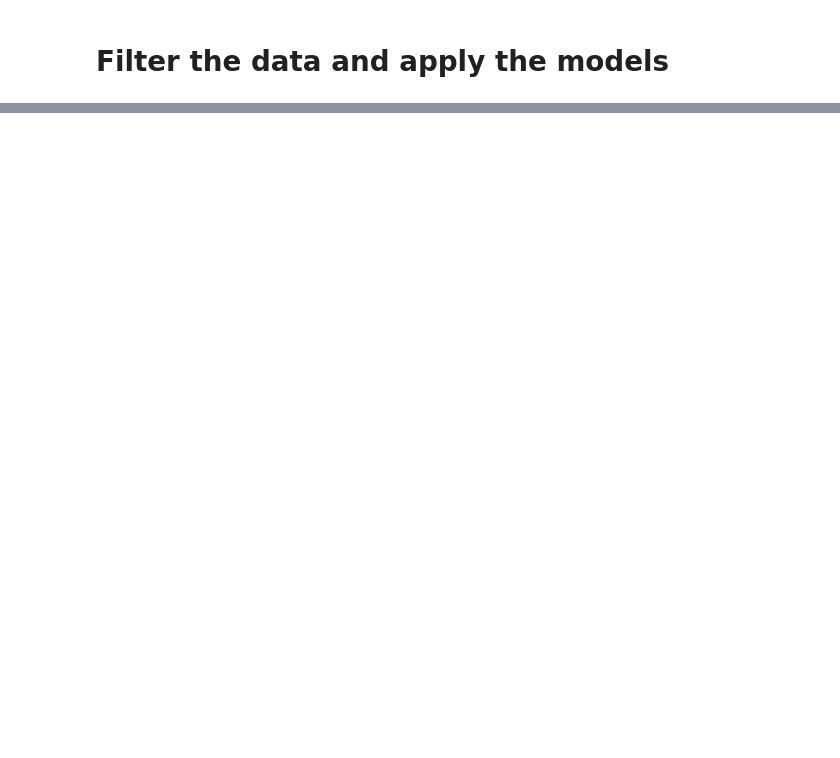
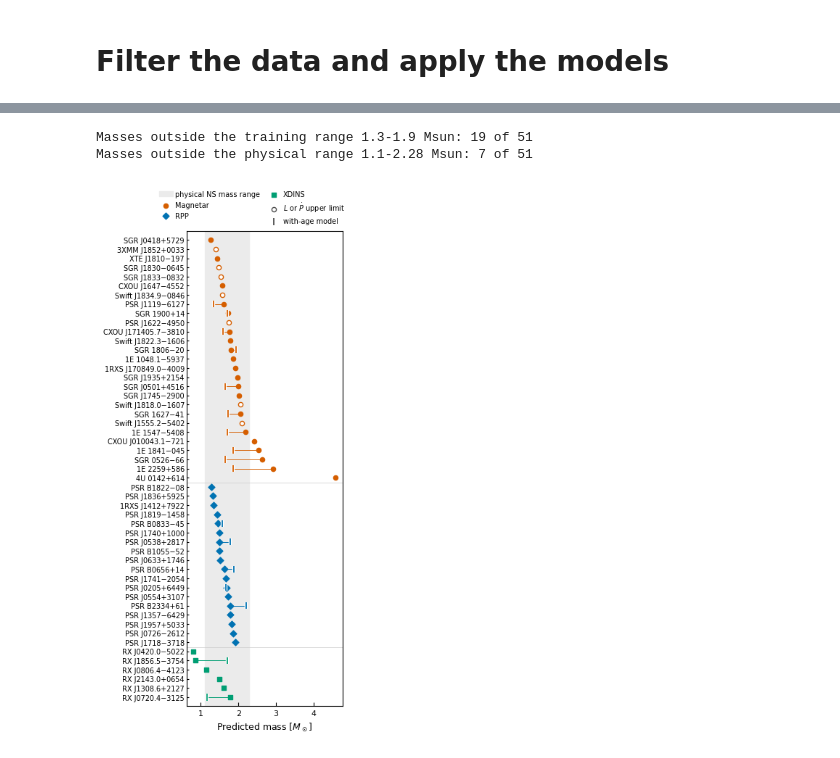
Before and after one commit to ice-csic-astroexotic/neural-ns-predictor, a Jupyter notebook: scripts/6_catalog_application.ipynb, the cells around one changed output, grey strips where cells are left out. Saved outputs shown, nothing was run; the diff lists cells and outputs as text; code cells hidden in the pictures; blank space fills up the shorter version.

```diff
--- a/scripts/6_catalog_application.ipynb
+++ b/scripts/6_catalog_application.ipynb
@@ -130,0 +364,45 @@ plt.show()
+# %%
+M_PHYS_LO = 1.1    # minimum NS mass from core collapse (Suwa et al. 2018)
+M_PHYS_HI = 2.28   # maximum mass for BSk24 (Pearson et al. 2018)
+
+order = ["Magnetar", "RPP", "XDINS"]
+p = fr[fr["M_pred_wout"].notna()].copy()
+p["cls_i"] = p["class"].map({c: i for i, c in enumerate(order)})
+p = p.sort_values(["cls_i", "M_pred_wout"]).reset_index(drop=True)
+ood = p[(p["M_pred_wout"] < M_LO) | (p["M_pred_wout"] > M_HI)]
+print(f"Masses outside the training range {M_LO}-{M_HI} Msun: {len(ood)} of {len(p)}")
+unphys = p[(p["M_pred_wout"] < M_PHYS_LO) | (p["M_pred_wout"] > M_PHYS_HI)]
+print(f"Masses outside the physical range {M_PHYS_LO}-{M_PHYS_HI} Msun: {len(unphys)} of {len(p)}")
+
+fig, ax = plt.subplots(figsize=(COL_W, 7.6), layout="constrained")
+ax.axvspan(M_PHYS_LO, M_PHYS_HI, color="0.92", zorder=0, label="physical NS mass range")
+y = np.arange(len(p))[::-1]
+for i, s in p.iterrows():
+    c, m = STY[s["class"]]
+    ax.scatter(s["M_pred_wout"], y[i], marker=m, s=20, zorder=3,
+               facecolor="white" if s["is_ul"] else c, edgecolor=c, lw=1.0)
+    if np.isfinite(s["M_pred_with"]):
+        ax.plot([s["M_pred_wout"], s["M_pred_with"]], [y[i]] * 2, color=c, lw=0.7, zorder=2)
+        ax.scatter(s["M_pred_with"], y[i], marker="|", s=45, color=c, lw=1.3, zorder=5,
+                   path_effects=HALO)
+
+for k in np.flatnonzero(np.diff(p["cls_i"].values)):
+    ax.axhline(y[k] - 0.5, color="0.8", lw=0.5, zorder=1)
+
+ax.set_yticks(y); ax.set_yticklabels([pretty(n) for n in p["source"]], fontsize=NAME_FS)
+ax.tick_params(axis="y", length=2, pad=2)
+ax.tick_params(axis="x", labelsize=8)
+ax.set_ylim(-1, len(p))
+ax.set_xlabel(r"Predicted mass [$M_\odot$]", fontsize=9)
+for c in order:
+    ax.scatter([], [], marker=STY[c][1], color=STY[c][0], s=20, label=c)
+ax.scatter([], [], marker="o", facecolor="white", edgecolor="0.3", s=20, label=r"$L$ or $\dot P$ upper limit")
+ax.scatter([], [], marker="|", s=45, color="0.3", lw=1.3, label="with-age model")
+ax.legend(loc="lower center", bbox_to_anchor=(0.42, 1.0), ncol=2, fontsize=7,
+          frameon=False, handletextpad=0.3, columnspacing=1.0)
+fig.savefig(os.path.join(FIG_DIR, "fig_mass_predictions.pdf"))
+plt.show()
+# %% [output]
+Masses outside the training range 1.3-1.9 Msun: 19 of 51
+Masses outside the physical range 1.1-2.28 Msun: 7 of 51
+[figure, added]
```
Also changed, not shown: parts of 11 cells of this notebook.
